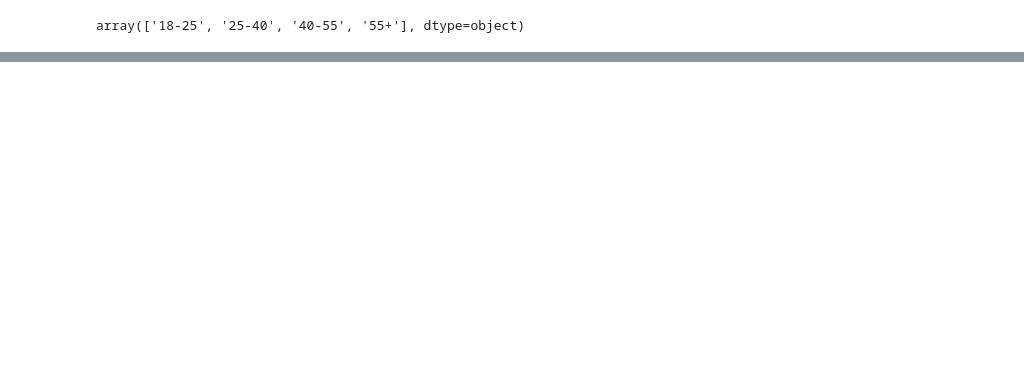
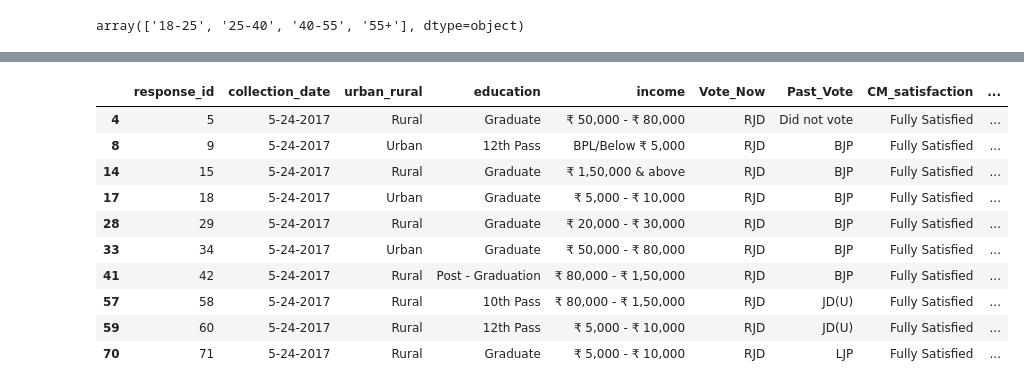
Before and after one commit to Shubam27/Google-Colab-Work, a Jupyter notebook: Survey_Dataset.ipynb, the cells around one changed output, grey strips where cells are left out. Saved outputs shown, nothing was run; the diff lists cells and outputs as text; code cells hidden in the pictures; blank space fills up the shorter version.

```diff
--- a/Survey_Dataset.ipynb
+++ b/Survey_Dataset.ipynb
@@ -237,0 +281,14 @@ array(['18-25', '25-40', '40-55', '55+'], dtype=object)
+# %%
+CM.head(10)
+# %% [output]
+|  | response_id | collection_date | urban_rural | education | income | Vote_Now | Past_Vote | CM_satisfaction | ... |
+| 4 | 5 | 5-24-2017 | Rural | Graduate | ₹ 50,000 - ₹ 80,000 | RJD | Did not vote | Fully Satisfied | ... |
+| 8 | 9 | 5-24-2017 | Urban | 12th Pass | BPL/Below ₹ 5,000 | RJD | BJP | Fully Satisfied | ... |
+| 14 | 15 | 5-24-2017 | Rural | Graduate | ₹ 1,50,000 & above | RJD | BJP | Fully Satisfied | ... |
+| 17 | 18 | 5-24-2017 | Urban | Graduate | ₹ 5,000 - ₹ 10,000 | RJD | BJP | Fully Satisfied | ... |
+| 28 | 29 | 5-24-2017 | Rural | Graduate | ₹ 20,000 - ₹ 30,000 | RJD | BJP | Fully Satisfied | ... |
+| 33 | 34 | 5-24-2017 | Urban | Graduate | ₹ 50,000 - ₹ 80,000 | RJD | BJP | Fully Satisfied | ... |
+| 41 | 42 | 5-24-2017 | Rural | Post - Graduation | ₹ 80,000 - ₹ 1,50,000 | RJD | BJP | Fully Satisfied | ... |
+| 57 | 58 | 5-24-2017 | Rural | 10th Pass | ₹ 80,000 - ₹ 1,50,000 | RJD | JD(U) | Fully Satisfied | ... |
+| 59 | 60 | 5-24-2017 | Rural | 12th Pass | ₹ 5,000 - ₹ 10,000 | RJD | JD(U) | Fully Satisfied | ... |
+| 70 | 71 | 5-24-2017 | Rural | Graduate | ₹ 5,000 - ₹ 10,000 | RJD | LJP | Fully Satisfied | ... |
```
Also changed, not shown: parts of 29 cells of this notebook.
